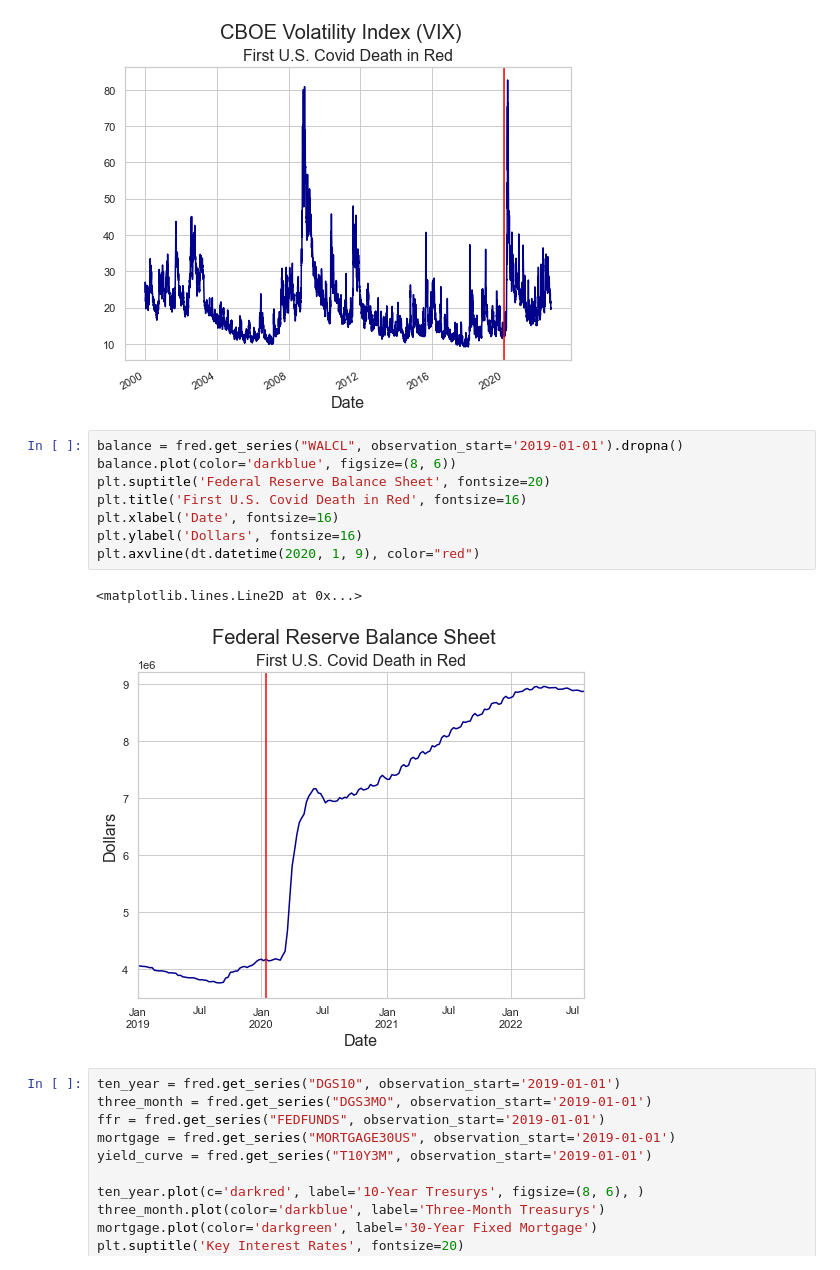
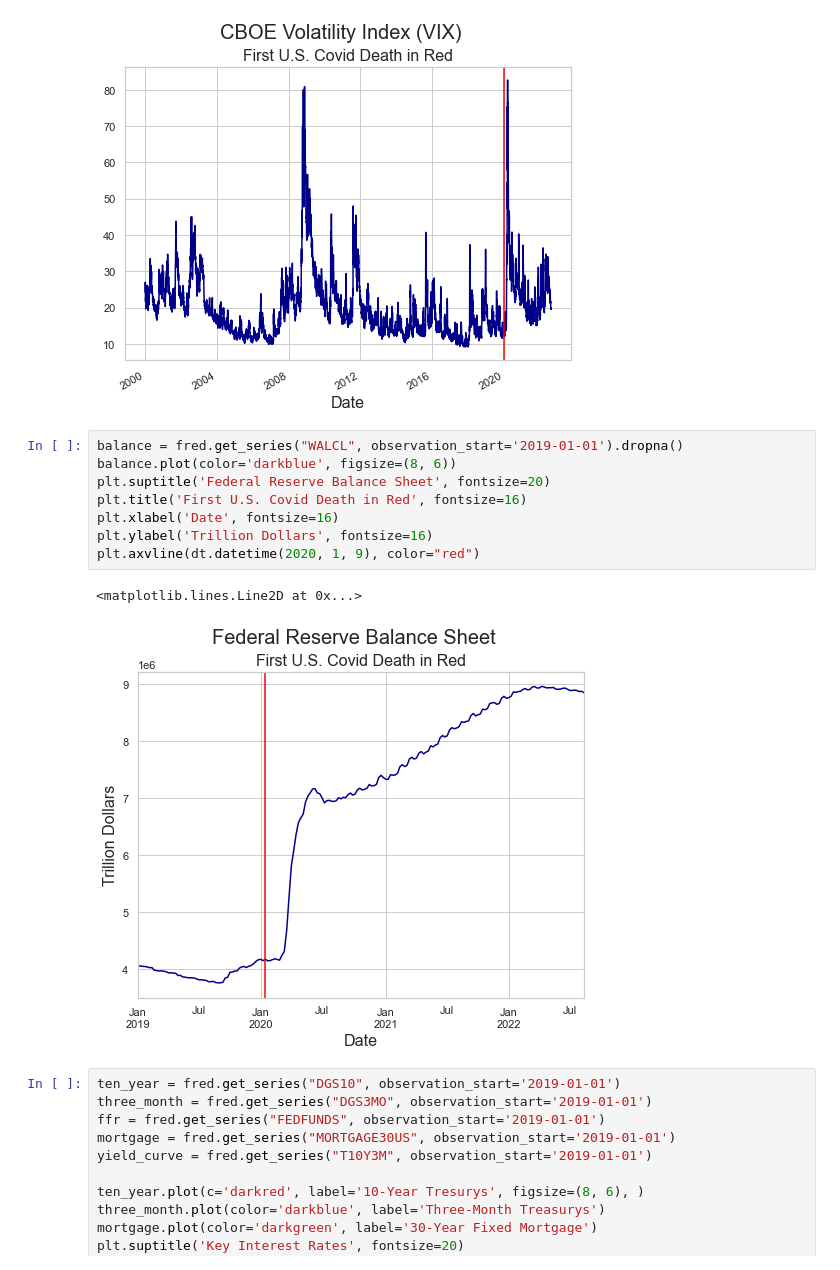
Before and after one commit to thsavage/CRE-Top-Ten, a Jupyter notebook: CRE Top Ten Issues Macroeconomics.ipynb, the cells around one changed output. Cells and saved outputs as stored; diff of their text form.

```diff
--- a/CRE Top Ten Issues Macroeconomics.ipynb
+++ b/CRE Top Ten Issues Macroeconomics.ipynb
@@ -78,14 +78,14 @@ plt.axvline(dt.datetime(2020, 1, 9), color="red")
 # %%
 balance = fred.get_series("WALCL", observation_start='2019-01-01').dropna()
 balance.plot(color='darkblue', figsize=(8, 6))
 plt.suptitle('Federal Reserve Balance Sheet', fontsize=20)
 plt.title('First U.S. Covid Death in Red', fontsize=16)
 plt.xlabel('Date', fontsize=16)
-plt.ylabel('Dollars', fontsize=16)
+plt.ylabel('Trillion Dollars', fontsize=16)
 plt.axvline(dt.datetime(2020, 1, 9), color="red")
 # %% [output]
 <matplotlib.lines.Line2D at 0x...>
-[figure, old version]
+[figure, new version]
 # %%
 ten_year = fred.get_series("DGS10", observation_start='2019-01-01')
 three_month = fred.get_series("DGS3MO", observation_start='2019-01-01')
```
